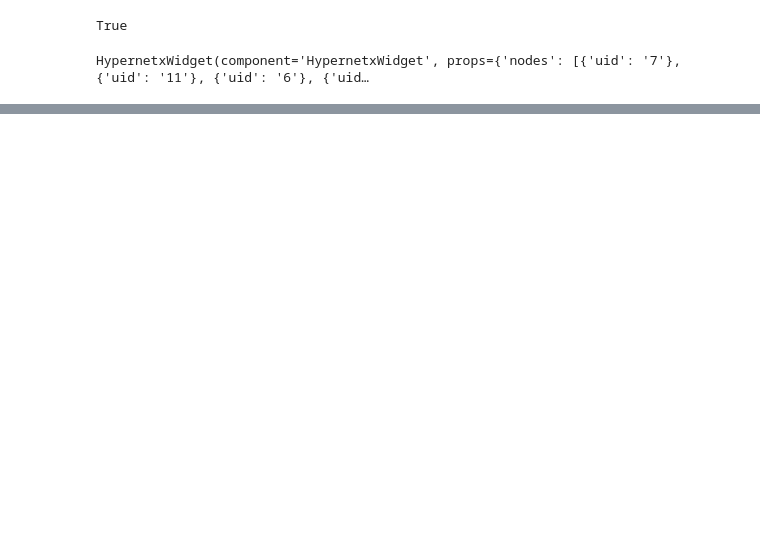
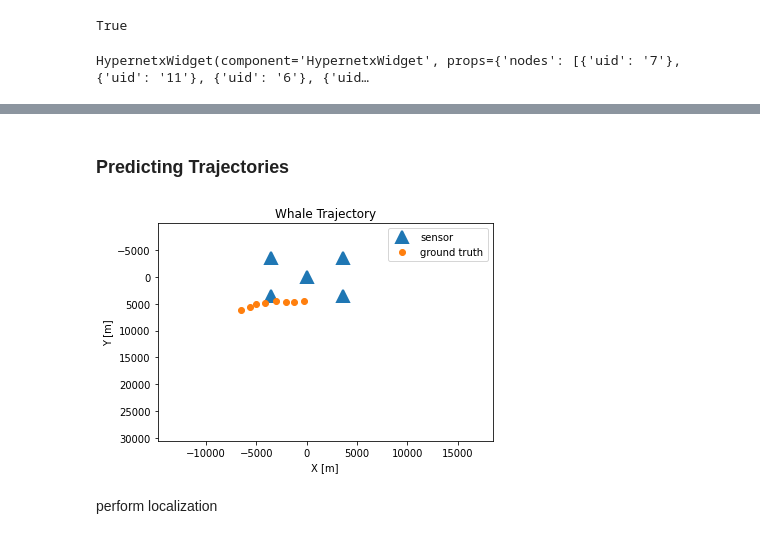
Before and after one commit to whoi-mars/Whale-Gunshot-Localization, a Jupyter notebook: associate_and_localize/algorithm_sandbox.ipynb, the cells around one changed output, grey strips where cells are left out. Cells and saved outputs as stored; diff of their text form; code cells hidden in the pictures; blank space fills up the shorter version.

```diff
--- a/associate_and_localize/algorithm_sandbox.ipynb
+++ b/associate_and_localize/algorithm_sandbox.ipynb
@@ -794,2 +1165,0 @@ def localize(ranges, sensors_idx):
-# %%
-measurements = np.asarray(measurements)
@@ -844,0 +1166,2 @@ array([18257.22802952, 13955.56215257])
+# %% [markdown]
+### Predicting Trajectories
@@ -844,0 +1234,12 @@ array([18257.22802952, 13955.56215257])
+# %%
+# rng for consistency
+rng2 = np.random.default_rng(78814)
+
+# generate trajectory
+source_locs, measurements_list = generate_trajectory(8, beam_width=60, num_repetitions=2, chunk_size=4, rng=rng2)
+# %%
+plot_localization(source_locs, title='Whale Trajectory')
+# %% [output]
+[figure, added]
+# %% [markdown]
+perform localization
```
Also changed, not shown: parts of 19 cells of this notebook, 1 other file.
